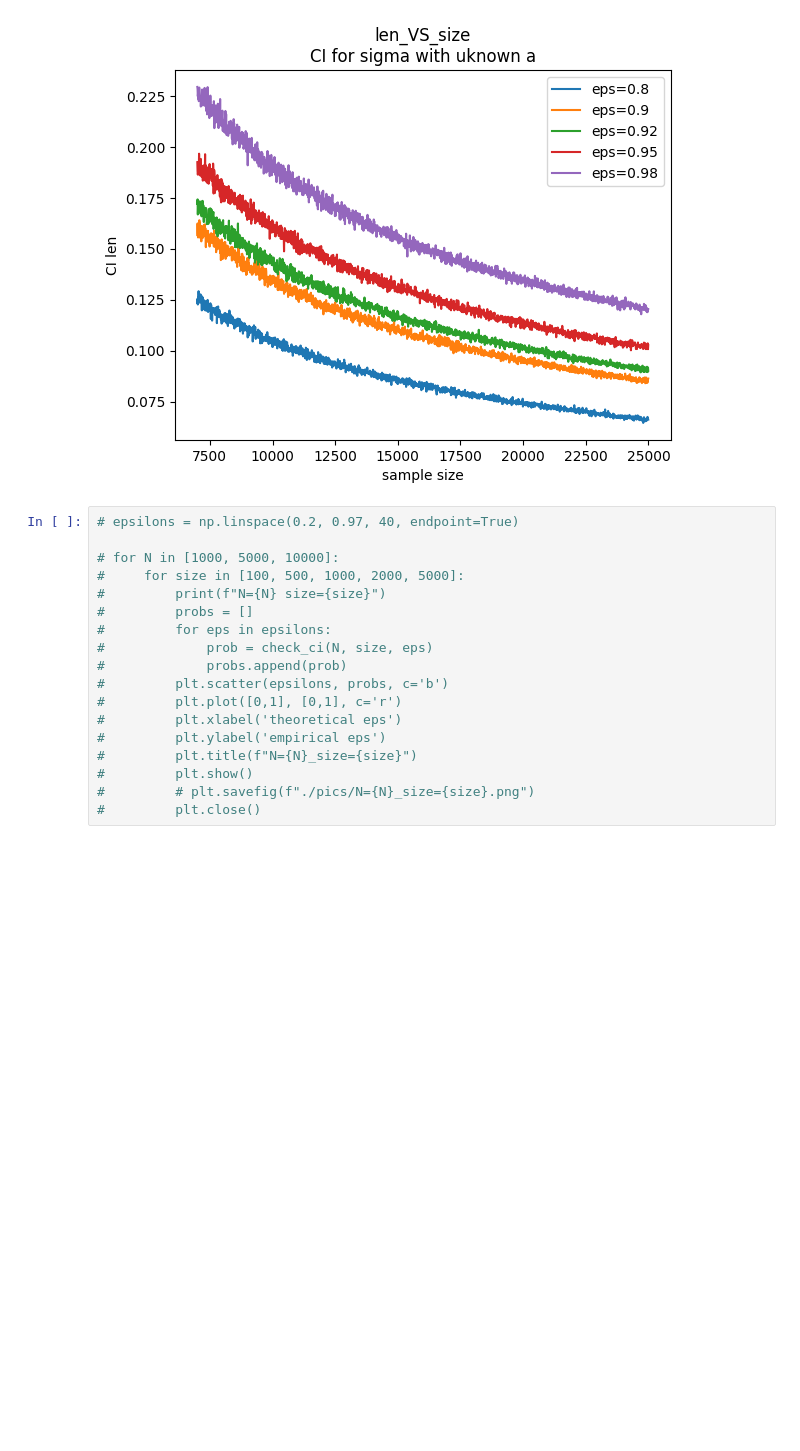
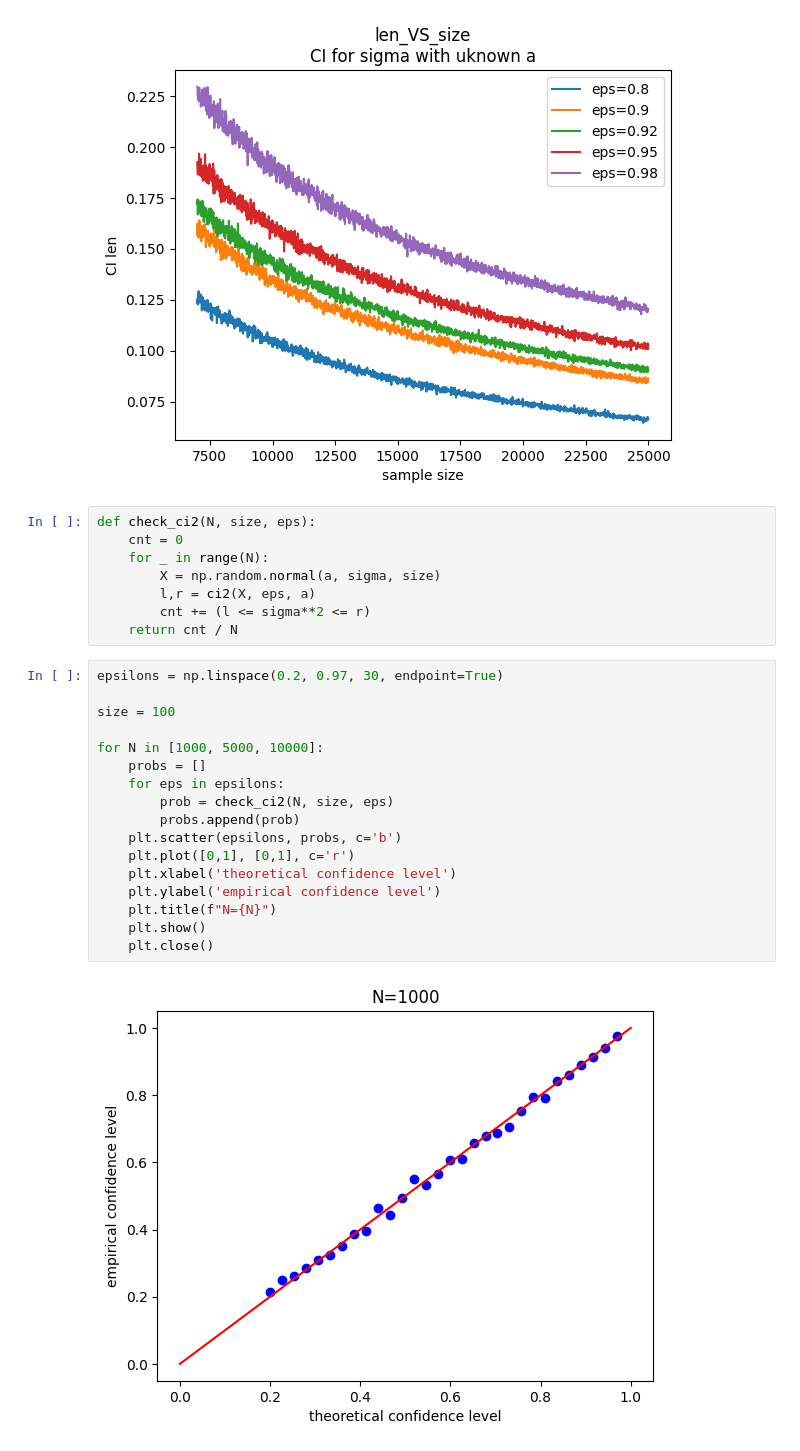
Before and after one commit to Lolikion228/conf_int, a Jupyter notebook: main.ipynb, the cells around one changed output. Saved outputs shown, nothing was run; the diff lists cells and outputs as text; blank space fills up the shorter version.

Commit message:
plotting 2

```diff
--- a/main.ipynb
+++ b/main.ipynb
@@ -130,21 +121,30 @@ big_plot(*pairs[3])
 [figure]
 [figure]
 [figure]
+# %%
+def check_ci2(N, size, eps):
+    cnt = 0
+    for _ in range(N):
+        X = np.random.normal(a, sigma, size)
+        l,r = ci2(X, eps, a)
+        cnt += (l <= sigma**2 <= r)
+    return cnt / N
 # %%
-# epsilons = np.linspace(0.2, 0.97, 40, endpoint=True)
+epsilons = np.linspace(0.2, 0.97, 30, endpoint=True)
 
-# for N in [1000, 5000, 10000]:
-#     for size in [100, 500, 1000, 2000, 5000]:
-#         print(f"N={N} size={size}")
-#         probs = []
-#         for eps in epsilons:
-#             prob = check_ci(N, size, eps)
-#             probs.append(prob)
-#         plt.scatter(epsilons, probs, c='b')
-#         plt.plot([0,1], [0,1], c='r')
-#         plt.xlabel('theoretical eps')
-#         plt.ylabel('empirical eps')
-#         plt.title(f"N={N}_size={size}")
-#         plt.show()
-#         # plt.savefig(f"./pics/N={N}_size={size}.png")
-#         plt.close()
+size = 100
+
+for N in [1000, 5000, 10000]:
+    probs = []
+    for eps in epsilons:
+        prob = check_ci2(N, size, eps)
+        probs.append(prob)
+    plt.scatter(epsilons, probs, c='b')
+    plt.plot([0,1], [0,1], c='r')
+    plt.xlabel('theoretical confidence level')
+    plt.ylabel('empirical confidence level')
+    plt.title(f"N={N}")
+    plt.show()
+    plt.close()
+# %% [output]
+[figure, added]
```
Also changed, not shown: parts of 3 cells of this notebook.
